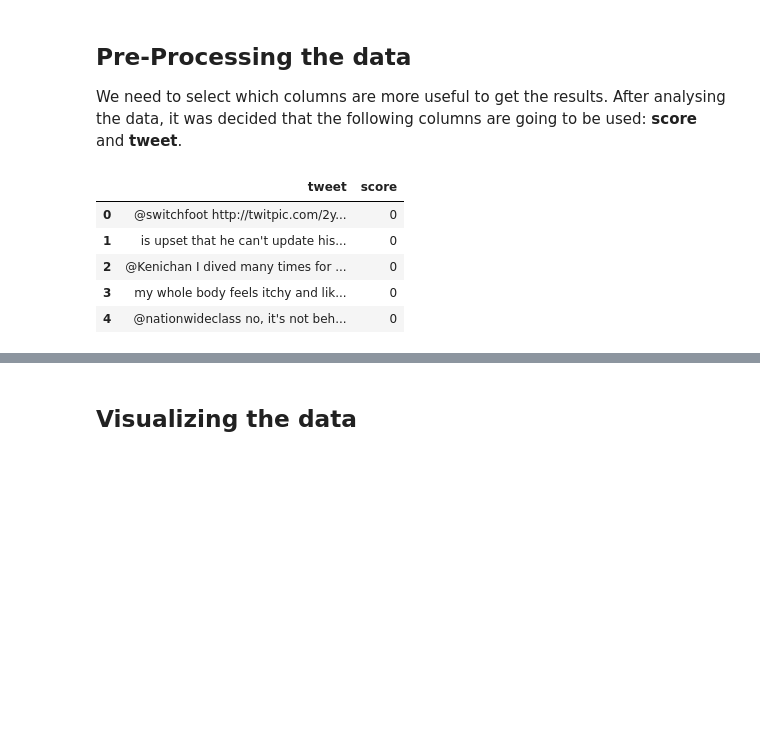
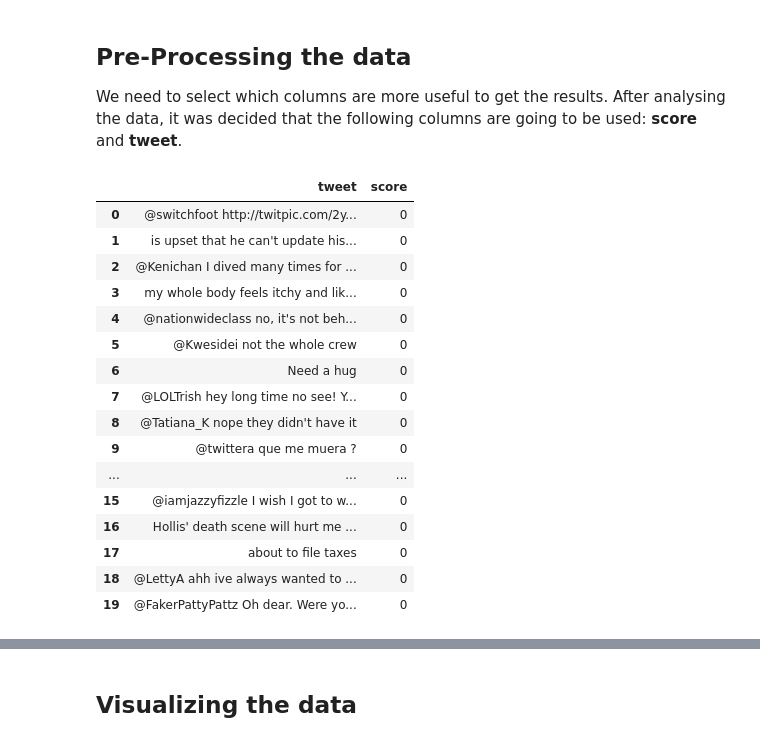
Before and after one commit to MoBanju/Sentiment-Analysis, a Jupyter notebook: TwitterSentimentAnalysis.ipynb, the cells around one changed output, grey strips where cells are left out. Saved outputs shown, nothing was run; the diff lists cells and outputs as text; code cells hidden in the pictures; blank space fills up the shorter version.

```diff
--- a/TwitterSentimentAnalysis.ipynb
+++ b/TwitterSentimentAnalysis.ipynb
@@ -87,11 +105,23 @@ We need to select which columns are more useful to get the results. After analys
 # %%
 tweets_df = tweets_df.drop(['id', 'date', 'flag', 'user'], axis=1)
 tweets_df = tweets_df[['tweet', 'score']]
-tweets_df.head()
-# %% [output]
-|  | tweet | score |
-| 0 | @switchfoot http://twitpic.com/2y... | 0 |
-| 1 | is upset that he can't update his... | 0 |
-| 2 | @Kenichan I dived many times for ... | 0 |
-| 3 | my whole body feels itchy and lik... | 0 |
-| 4 | @nationwideclass no, it's not beh... | 0 |
+# %%
+tweets_df.head(20)
+# %% [output]
+|  | tweet | score |
+| 0 | @switchfoot http://twitpic.com/2y... | 0 |
+| 1 | is upset that he can't update his... | 0 |
+| 2 | @Kenichan I dived many times for ... | 0 |
+| 3 | my whole body feels itchy and lik... | 0 |
+| 4 | @nationwideclass no, it's not beh... | 0 |
+| 5 | @Kwesidei not the whole crew | 0 |
+| 6 | Need a hug | 0 |
+| 7 | @LOLTrish hey long time no see! Y... | 0 |
+| 8 | @Tatiana_K nope they didn't have it | 0 |
+| 9 | @twittera que me muera ? | 0 |
+| ... | ... | ... |
+| 15 | @iamjazzyfizzle I wish I got to w... | 0 |
+| 16 | Hollis' death scene will hurt me ... | 0 |
+| 17 | about to file taxes | 0 |
+| 18 | @LettyA ahh ive always wanted to ... | 0 |
+| 19 | @FakerPattyPattz Oh dear. Were yo... | 0 |
```
Also changed, not shown: parts of 20 cells of this notebook.
